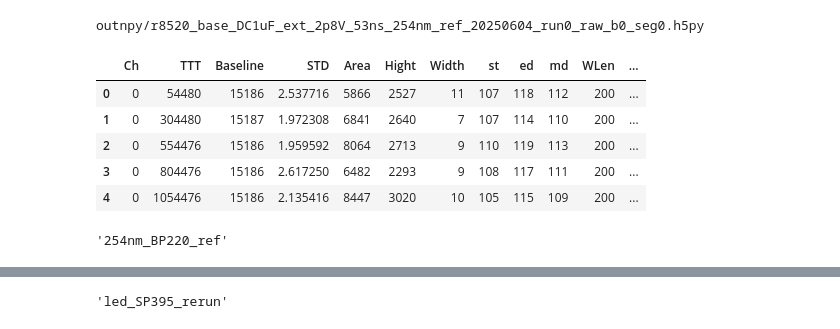
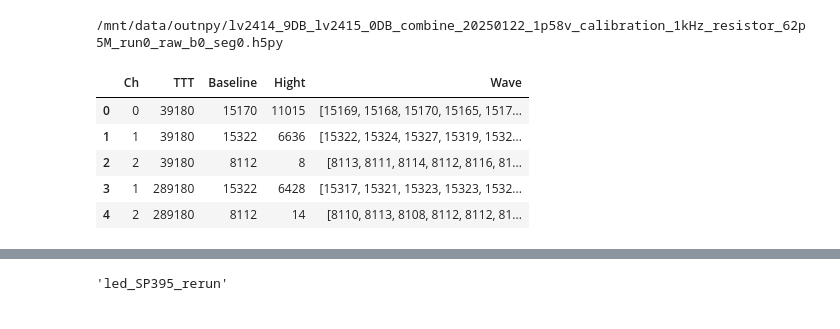
Before and after one commit to Westlake-University-Lsc-lab/ProcessLocalData, a Jupyter notebook: darkrate.ipynb, the cells around one changed output, grey strips where cells are left out. Drawn from its saved outputs; the diff is of its cells as text; code cells hidden in the pictures.

```diff
--- a/darkrate.ipynb
+++ b/darkrate.ipynb
@@ -54,44 +55,84 @@ import analysis_data as ad
 # f = 'runlist/reference_ext_420nm_SP395_ref_processed'
 ##BP395 420nm filter-----------------------
 # f= 'runlist/reference_ext_420nm_SP395_processed'
 
 
 ##### BP200 filter ----------------------------------
 # f = 'runlist/reference_ext_420nm_BP200_processed'
 #### f = 'runlist/reference_ext_310nm_BP200_processed'
 # f=  'runlist/reference_ext_254nm_BP200_processed'
 
 #### BP200 reference
 # f = 'runlist/reference_ext_420nm_ref_1_processed'
 ####f = 'runlist/reference_ext_310nm_ref_1_processed'
-f = 'runlist/reference_ext_254nm_BP220_ref_processed'
+# f = 'runlist/reference_ext_254nm_BP220_ref_processed'
 
 ##310 rerun------------------------------
 # f = 'runlist/reference_ext_310nm_BP200_ref_processed'
 # f = 'runlist/reference_ext_310nm_BP200_rerun_processed'
 # f = 'runlist/reference_ext_310nm_SP395_ref_processed'
 # f = 'runlist/reference_ext_310nm_SP395_rerun_processed'
 #------------------------
 # 254 SP395 rerun check
 # f = 'runlist/reference_ext_254nm_SP395_ref_rerun_processed'
 # f = 'runlist/reference_ext_254nm_SP395_rerun_processed'
 
 # f = 'runlist/darkrate_veiw_processed'
+#--------------
+# f  = 'runlist/tpc_4pmt_darkrate_processed'
+# f = 'runlist/tpc_4pmt_led_1_processed'
+# f = 'runlist/tpc_4pmt_led_fiber_processed'
+# f  = 'runlist/tpc_4pmt_led_processed'
 
+# f = 'runlist/tpc_4pmt_led_2_processed'
+
+# f = 'runlist/tpc_4pmt_led_3_processed'
+# f  = 'runlist/tpc_4pmt_led_4_processed'
+# f  = 'runlist/tpc_4pmt_darkrate_round4_processed'
+# f = 'runlist/tpc_4pmt_led_fiber_r1_processed'
+# f  ='runlist/tpc_4pmt_led_fiber_r2_processed'
+#-----------------------
+# f  = 'runlist/tpc_4pmt_fiberin_run0_processed'
+
+# f  = 'runlist/tpc_4pmt_fiberin_run1_processed'
+# f ='runlist/tpc_4pmt_fiberin_run2_processed'
+# f = 'runlist/tpc_4pmt_fiberin_750V_run1_processed'
+# f  = 'runlist/tpc_4pmt_fiberin_750_run3_processed'
+# f  ='runlist/tpc_4pmt_fiberin_800V_processed'
+# f  =  'runlist/tpc_4pmt_fiberin_750_run4_processed'
+
+# f  = 'runlist/tpc_1pmt_darkrate_20250626_processed'
+# f = 'runlist/tpc_2pmt_led_20250626_processed'
+# f = 'runlist/tpc_4pmt_darkrate_round2_processed'
+# f = 'runlist/tpc_4pmt_darkrate_800V_run0_processed'
+# f = 'runlist/tpc_4pmt_darkrate_800V_run9_processed'
+# f  =  'runlist/tpc_4pmt_led_self_trig_800adc_processed'
+
+# f = 'runlist/anode_dy7_gain_ratio_processed'
+
+# ff = 'runlist/anode_dy7_gain_ratio_fit_linear'
+# flist = ad.read_file_names(f)
+# df = ad.merge_files(flist)
+
+# files = ad.read_file_names(ff)
+# dff = ad.merge_files(files)
+# df.head()
+# f = 'outnpy/tpc_2pmt_20250708_anode_dy7_ratio_temp_2220K_LED_5p0V_1kHz_6DB_run1_raw_b0_seg0_single_gussain.h5py'
+
+f =  'runlist/wf_LED1p58V_processed'
 flist = ad.read_file_names(f)
 df = ad.merge_files(flist)
-df = df[df.Ch == 0]
 df.head()
+# f1ms =  'runlist/timeconstant_wf_10ms'
+# flist1ms = ad.read_file_names(f1ms)
+# df1ms = ad.merge_files(flist1ms)
+# df1ms=df1ms[df1ms.Ch ==0]
+# df1ms.head(3)
 # %% [output]
-outnpy/r8520_base_DC1uF_ext_2p8V_53ns_254nm_ref_20250604_run0_raw_b0_seg0.h5py
+/mnt/data/outnpy/lv2414_9DB_lv2415_0DB_combine_20250122_1p58v_calibration_1kHz_resistor_62p5M_run0_raw_b0_seg0.h5py
-|  | Ch | TTT | Baseline | STD | Area | Hight | Width | st | ed | md | WLen | ... |
-| 0 | 0 | 54480 | 15186 | 2.537716 | 5866 | 2527 | 11 | 107 | 118 | 112 | 200 | ... |
-| 1 | 0 | 304480 | 15187 | 1.972308 | 6841 | 2640 | 7 | 107 | 114 | 110 | 200 | ... |
-| 2 | 0 | 554476 | 15186 | 1.959592 | 8064 | 2713 | 9 | 110 | 119 | 113 | 200 | ... |
-| 3 | 0 | 804476 | 15186 | 2.617250 | 6482 | 2293 | 9 | 108 | 117 | 111 | 200 | ... |
-| 4 | 0 | 1054476 | 15186 | 2.135416 | 8447 | 3020 | 10 | 105 | 115 | 109 | 200 | ... |
+|  | Ch | TTT | Baseline | Hight | Wave |
+| 0 | 0 | 39180 | 15170 | 11015 | [15169, 15168, 15170, 15165, 1517... |
+| 1 | 1 | 39180 | 15322 | 6636 | [15322, 15324, 15327, 15319, 1532... |
+| 2 | 2 | 39180 | 8112 | 8 | [8113, 8111, 8114, 8112, 8116, 81... |
+| 3 | 1 | 289180 | 15322 | 6428 | [15317, 15321, 15323, 15323, 1532... |
+| 4 | 2 | 289180 | 8112 | 14 | [8110, 8113, 8108, 8112, 8112, 81... |
-# %%
-ftag = f.split('/')[1].split('_ext_')[1].split('_processed')[0]
-ftag
-# %% [output]
-'254nm_BP220_ref'
```
Also changed, not shown: parts of 39 cells of this notebook.
